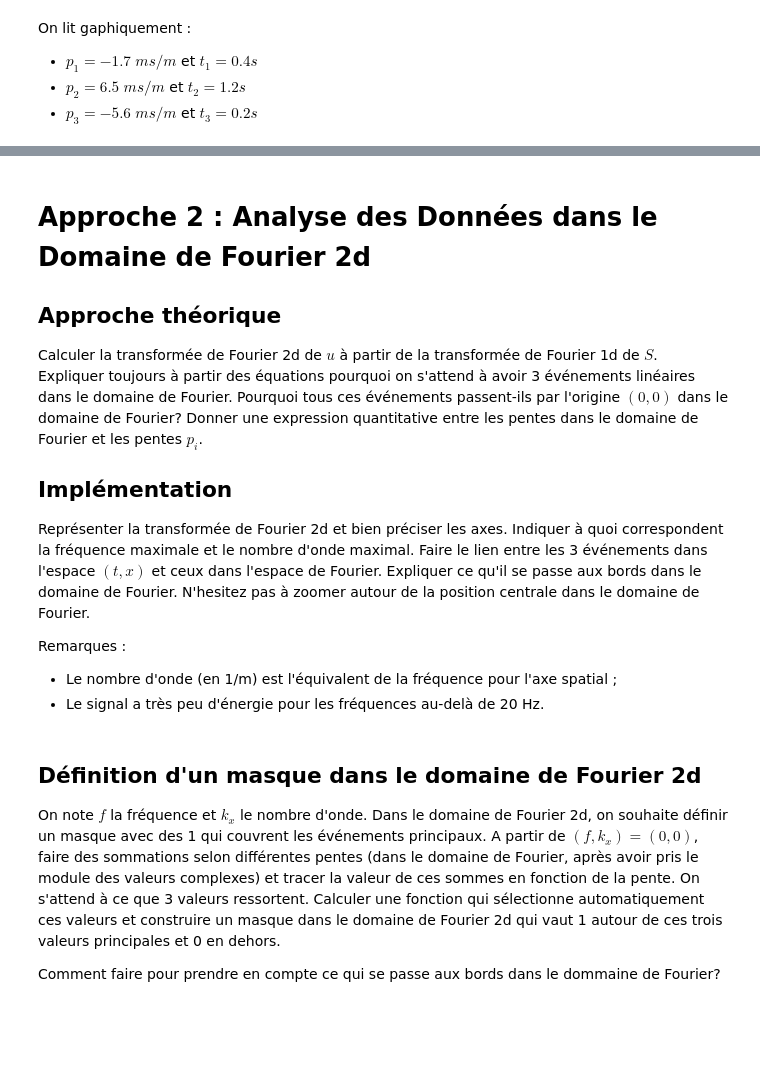
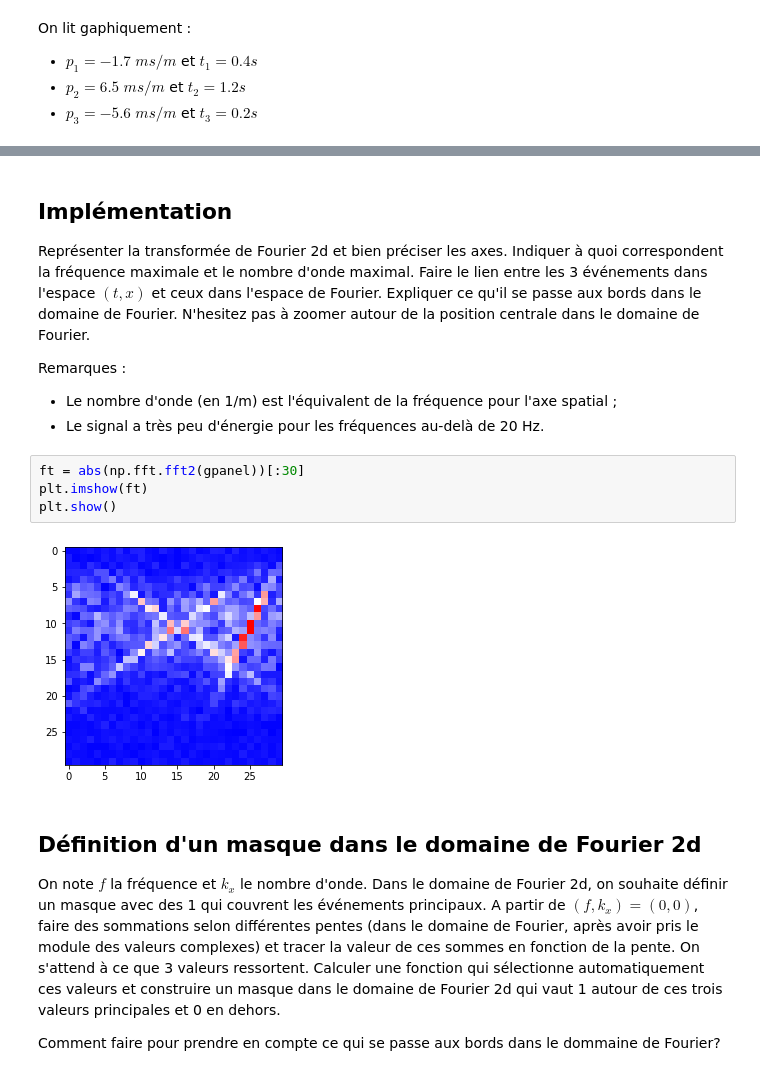
Before and after one commit to AlexiaALLAL/Mini-projet-traitement-signal-Alexia-Joris, a Jupyter notebook: mini_projet_groupe3.ipynb, the cells around one changed output, grey strips where cells are left out. Saved outputs shown, nothing was run; the diff lists cells and outputs as text; blank space fills up the shorter version.

```diff
--- a/mini_projet_groupe3.ipynb
+++ b/mini_projet_groupe3.ipynb
@@ -250,8 +261,4 @@ On lit gaphiquement :
 # %% [markdown]
-# Approche 2 : Analyse des Données dans le Domaine de Fourier 2d
-
-## Approche théorique
-Calculer la transformée de Fourier 2d de $u$ à partir de la transformée de Fourier 1d de $S$. Expliquer toujours à partir des équations pourquoi on s'attend à avoir 3 événements linéaires dans le domaine de Fourier. Pourquoi tous ces événements passent-ils par l'origine $(0,0)$ dans le domaine de Fourier? Donner une expression quantitative entre les pentes dans le domaine de Fourier et les pentes $p_i$.
 
 ## Implémentation
 Représenter la transformée de Fourier 2d et bien préciser les axes. Indiquer à quoi correspondent la fréquence maximale et le nombre d'onde maximal. Faire le lien entre les 3 événements dans l'espace $(t,x)$ et ceux dans l'espace de Fourier. Expliquer ce qu'il se passe aux bords dans le domaine de Fourier. N'hesitez pas à zoomer autour de la position centrale dans le domaine de Fourier.
@@ -259,6 +266,12 @@ Représenter la transformée de Fourier 2d et bien préciser les axes. Indiquer
 Remarques :
 * Le nombre d'onde (en 1/m) est l'équivalent de la fréquence pour l'axe spatial ;
 * Le signal a très peu d'énergie pour les fréquences au-delà de 20 Hz.
+# %%
+ft = abs(np.fft.fft2(gpanel))[:30]
+plt.imshow(ft)
+plt.show()
+# %% [output]
+[figure, added]
 # %% [markdown]
 ## Définition d'un masque dans le domaine de Fourier 2d
 On note $f$ la fréquence et $k_x$ le nombre d'onde. Dans le domaine de Fourier 2d, on souhaite définir un masque avec des 1 qui couvrent les événements principaux. A partir de $(f,k_x)=(0,0)$, faire des sommations selon différentes pentes (dans le domaine de Fourier, après avoir pris le module des valeurs complexes) et tracer la valeur de ces sommes en fonction de la pente. On s'attend à ce que 3 valeurs ressortent. Calculer une fonction qui sélectionne automatiquement ces valeurs et construire un masque dans le domaine de Fourier 2d qui vaut 1 autour de ces trois valeurs principales et 0 en dehors.
```
Also changed, not shown: parts of 11 cells of this notebook.
